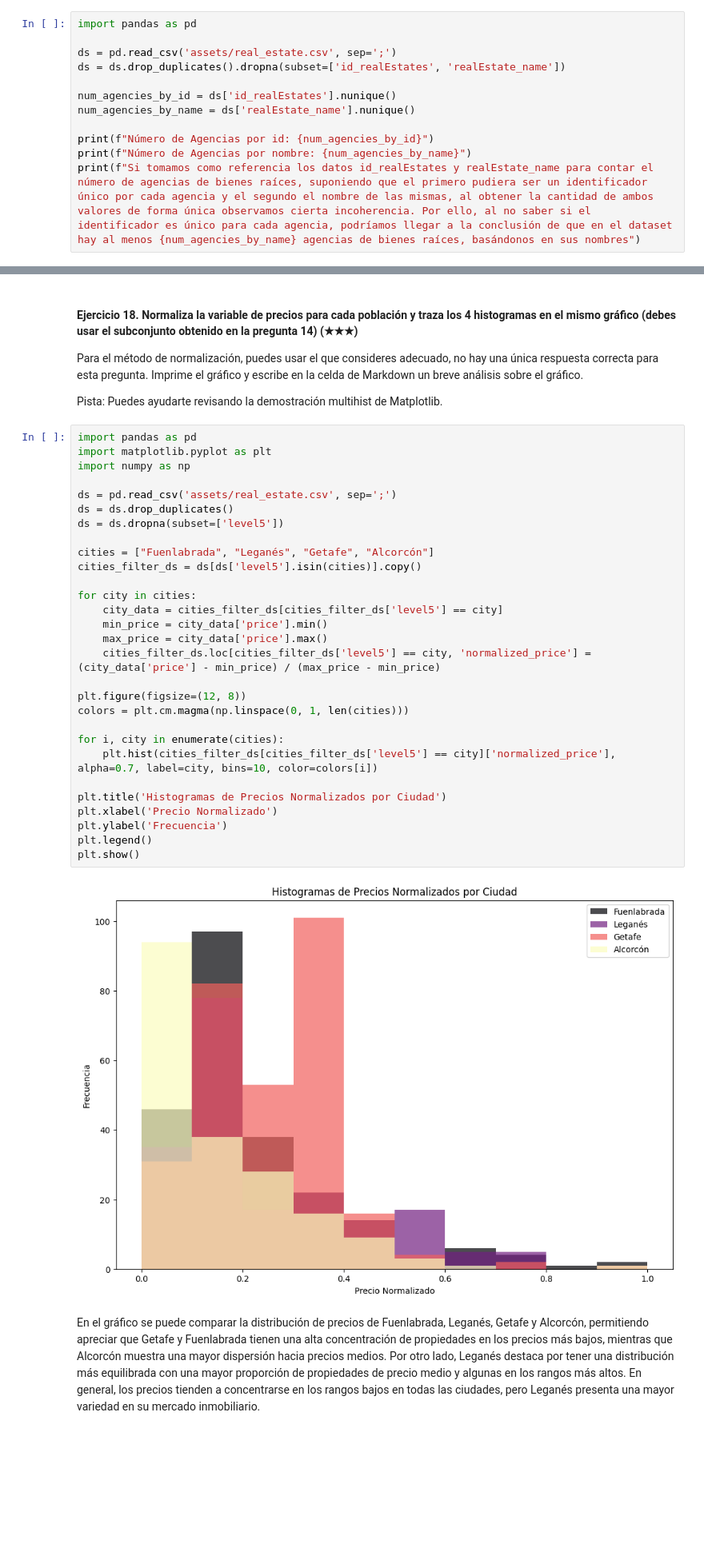
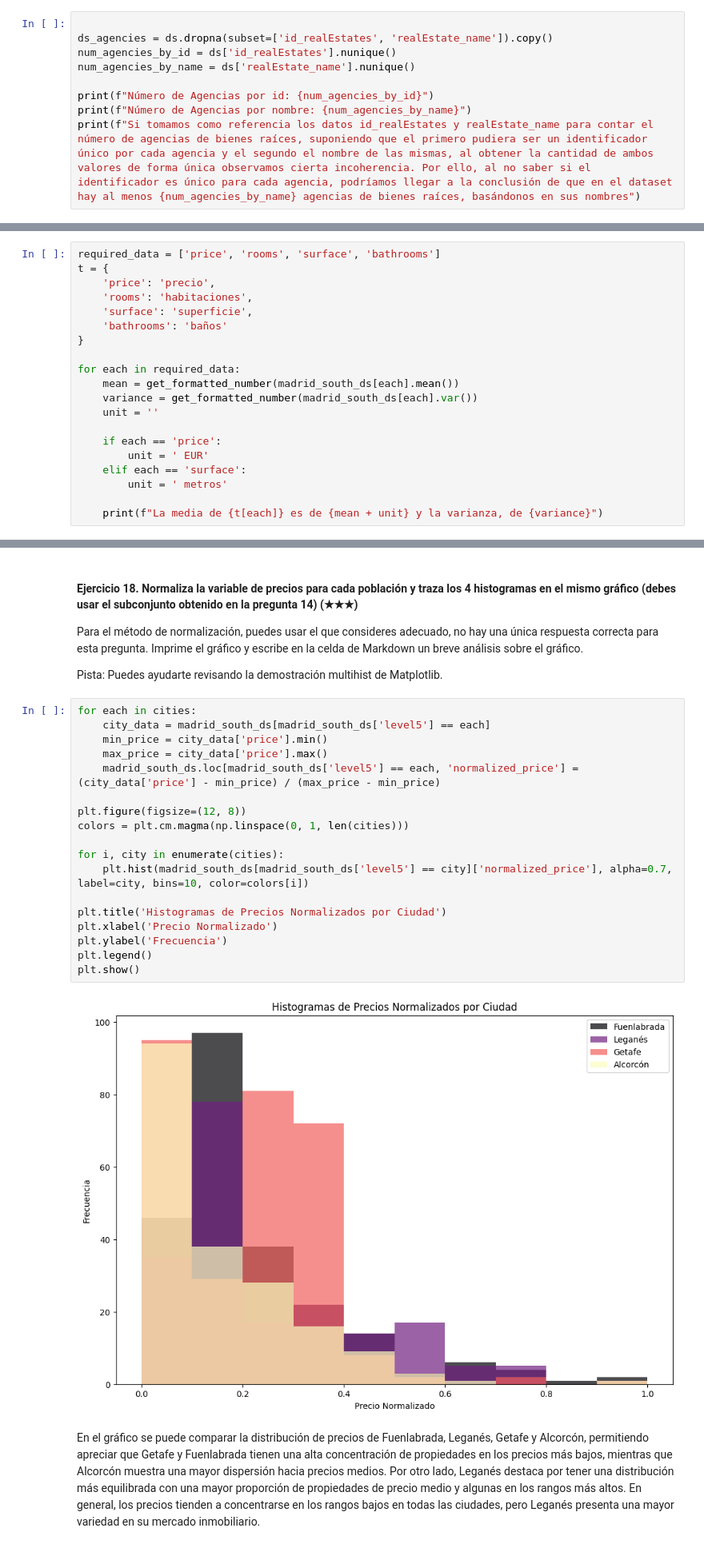
Before and after one commit to JCMiriam/realestate-datacleanup-exercise, a Jupyter notebook: project.es.ipynb, the cells around one changed output, grey strips where cells are left out. Shown at 80% size. Cells and saved outputs as stored; diff of their text form; blank space fills up the shorter version.

```diff
--- a/project.es.ipynb
+++ b/project.es.ipynb
@@ -360,11 +280,8 @@ En la gráfica se observa que, a pesar de que existe cierta relación entre el p
 
 Imprime el valor obtenido.
 # %%
-import pandas as pd
 
-ds = pd.read_csv('assets/real_estate.csv', sep=';')
-ds = ds.drop_duplicates().dropna(subset=['id_realEstates', 'realEstate_name'])
-
+ds_agencies = ds.dropna(subset=['id_realEstates', 'realEstate_name']).copy()
 num_agencies_by_id = ds['id_realEstates'].nunique()
 num_agencies_by_name = ds['realEstate_name'].nunique()
 
@@ -506,0 +365,20 @@ La media de baños es de 2 y la varianza de 0.58
+# %%
+required_data = ['price', 'rooms', 'surface', 'bathrooms']
+t = {
+    'price': 'precio',
+    'rooms': 'habitaciones',
+    'surface': 'superficie',
+    'bathrooms': 'baños'
+}
+
+for each in required_data:
+    mean = get_formatted_number(madrid_south_ds[each].mean())
+    variance = get_formatted_number(madrid_south_ds[each].var())
+    unit = ''
+
+    if each == 'price':
+        unit = ' EUR'
+    elif each == 'surface':
+        unit = ' metros'
+
+    print(f"La media de {t[each]} es de {mean + unit} y la varianza, de {variance}")
@@ -547,36 +418,25 @@ Para el método de normalización, puedes usar el que consideres adecuado, no ha
 
 Pista: Puedes ayudarte revisando la demostración multihist de Matplotlib.
 # %%
-import pandas as pd
-import matplotlib.pyplot as plt
-import numpy as np
-
-ds = pd.read_csv('assets/real_estate.csv', sep=';')
-ds = ds.drop_duplicates()
-ds = ds.dropna(subset=['level5'])
-
-cities = ["Fuenlabrada", "Leganés", "Getafe", "Alcorcón"]
-cities_filter_ds = ds[ds['level5'].isin(cities)].copy()
-
-for city in cities:
-    city_data = cities_filter_ds[cities_filter_ds['level5'] == city]
+for each in cities:
+    city_data = madrid_south_ds[madrid_south_ds['level5'] == each]
     min_price = city_data['price'].min()
     max_price = city_data['price'].max()
-    cities_filter_ds.loc[cities_filter_ds['level5'] == city, 'normalized_price'] = (city_data['price'] - min_price) / (max_price - min_price)
+    madrid_south_ds.loc[madrid_south_ds['level5'] == each, 'normalized_price'] = (city_data['price'] - min_price) / (max_price - min_price)
 
 plt.figure(figsize=(12, 8))
 colors = plt.cm.magma(np.linspace(0, 1, len(cities)))
 
 for i, city in enumerate(cities):
-    plt.hist(cities_filter_ds[cities_filter_ds['level5'] == city]['normalized_price'], alpha=0.7, label=city, bins=10, color=colors[i])
+    plt.hist(madrid_south_ds[madrid_south_ds['level5'] == city]['normalized_price'], alpha=0.7, label=city, bins=10, color=colors[i])
 
 plt.title('Histogramas de Precios Normalizados por Ciudad')
 plt.xlabel('Precio Normalizado')
 plt.ylabel('Frecuencia')
 plt.legend()
 plt.show()
 # %% [output]
-[figure, old version]
+[figure, new version]
 # %% [markdown]
 En el gráfico se puede comparar la distribución de precios de Fuenlabrada, Leganés, Getafe y Alcorcón, permitiendo apreciar que Getafe y Fuenlabrada tienen una alta concentración de propiedades en los precios más bajos, mientras que Alcorcón muestra una mayor dispersión hacia precios medios. Por otro lado, Leganés destaca por tener una distribución más equilibrada con una mayor proporción de propiedades de precio medio y algunas en los rangos más altos. En general, los precios tienden a concentrarse en los rangos bajos en todas las ciudades, pero Leganés presenta una mayor variedad en su mercado inmobiliario.
 # %% [markdown]
```
Also changed, not shown: parts of 25 cells of this notebook.
